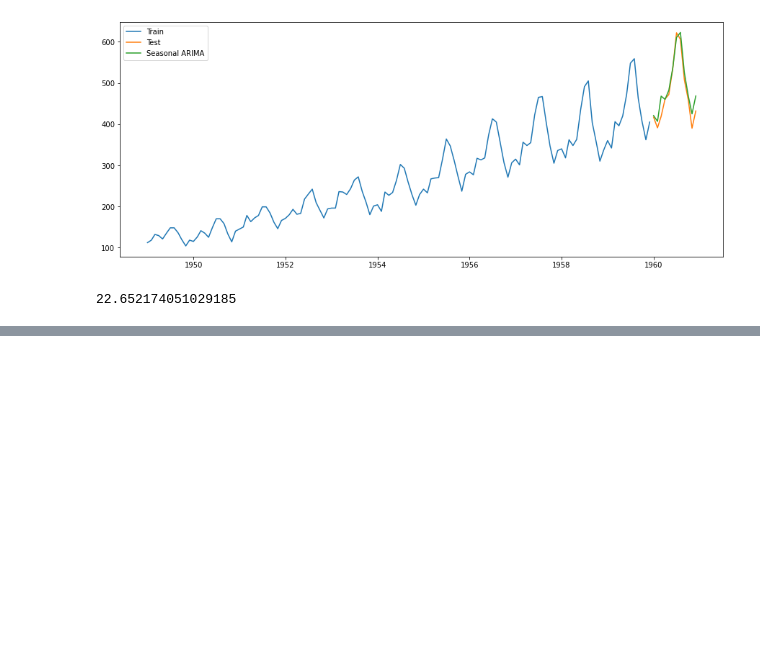
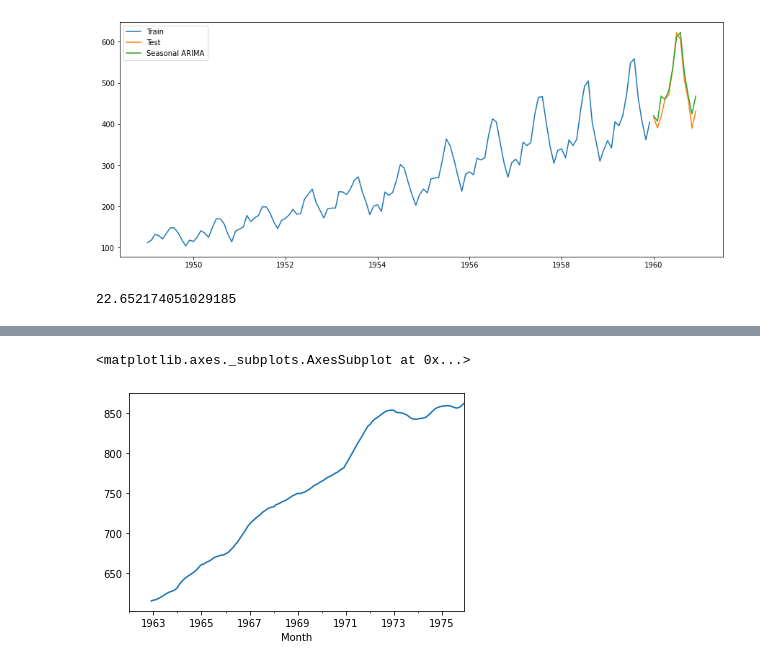
Before and after one commit to ilikeinow12/Practice, a Jupyter notebook: time series data.ipynb, the cells around one changed output, grey strips where cells are left out. Drawn from its saved outputs; the diff is of its cells as text; code cells hidden in the pictures; blank space fills up the shorter version.

```diff
--- a/time series data.ipynb
+++ b/time series data.ipynb
@@ -950,0 +997,5 @@ rmse  #exponential smoothing보다 안좋당 ㅎㅎ 근데 도찐개찐..
+# %%
+timeseries.rolling(12).mean().plot()
+# %% [output]
+<matplotlib.axes._subplots.AxesSubplot at 0x...>
+[figure, added]
```
Also changed, not shown: parts of 87 cells of this notebook.
